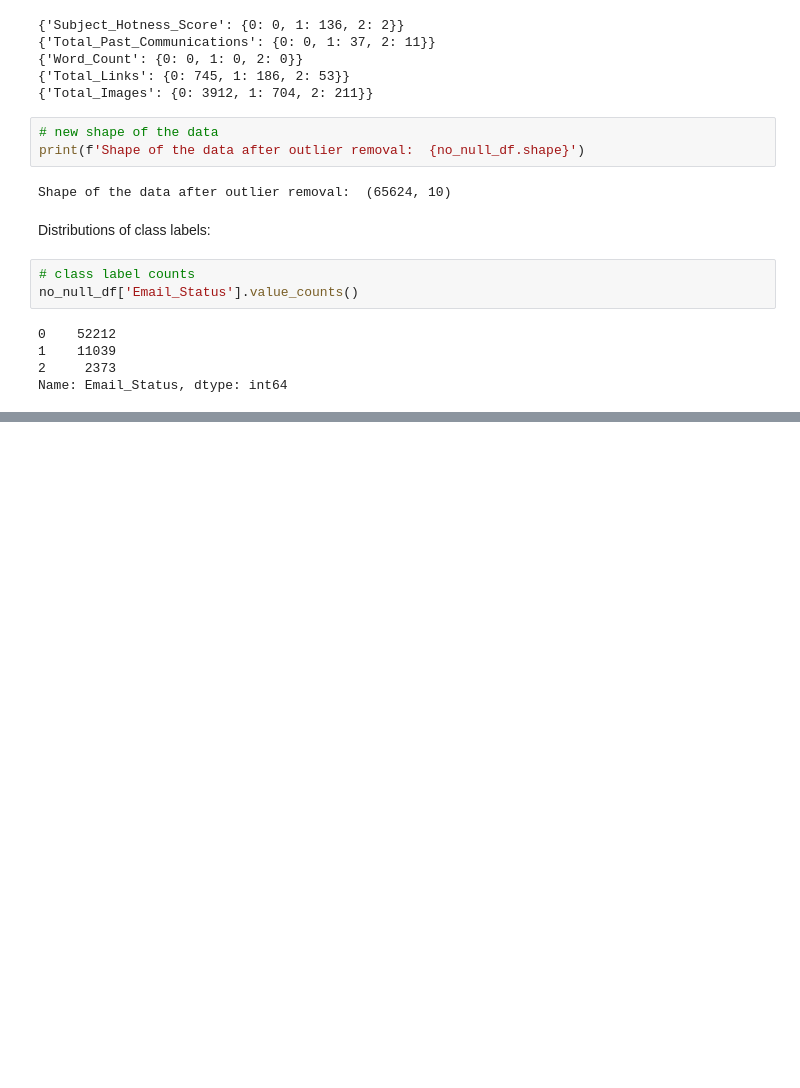
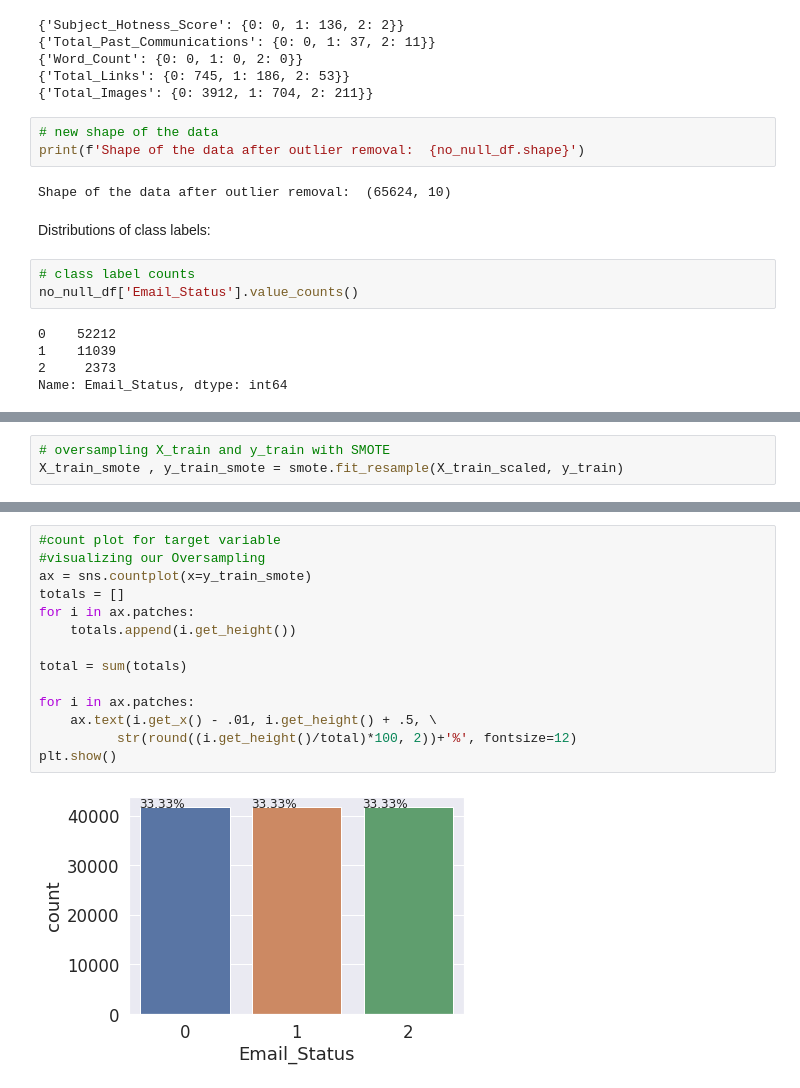
Before and after one commit to RanojoyBiswas/Email-Campaign-Effectiveness-Prediction, a Jupyter notebook: Email_Campaign_Effectiveness_Prediction.ipynb, the cells around one changed output, grey strips where cells are left out. Saved outputs shown, nothing was run; the diff lists cells and outputs as text; blank space fills up the shorter version.

```diff
--- a/Email_Campaign_Effectiveness_Prediction.ipynb
+++ b/Email_Campaign_Effectiveness_Prediction.ipynb
@@ -801,0 +955,3 @@ Name: Email_Status, dtype: int64
+# %%
+# oversampling X_train and y_train with SMOTE
+X_train_smote , y_train_smote = smote.fit_resample(X_train_scaled, y_train)
@@ -801,0 +966,16 @@ Name: Email_Status, dtype: int64
+# %%
+#count plot for target variable
+#visualizing our Oversampling
+ax = sns.countplot(x=y_train_smote)
+totals = []
+for i in ax.patches:
+    totals.append(i.get_height())
+
+total = sum(totals)
+
+for i in ax.patches:
+    ax.text(i.get_x() - .01, i.get_height() + .5, \
+          str(round((i.get_height()/total)*100, 2))+'%', fontsize=12)
+plt.show()
+# %% [output]
+[figure, added]
```
Also changed, not shown: parts of 25 cells of this notebook.
